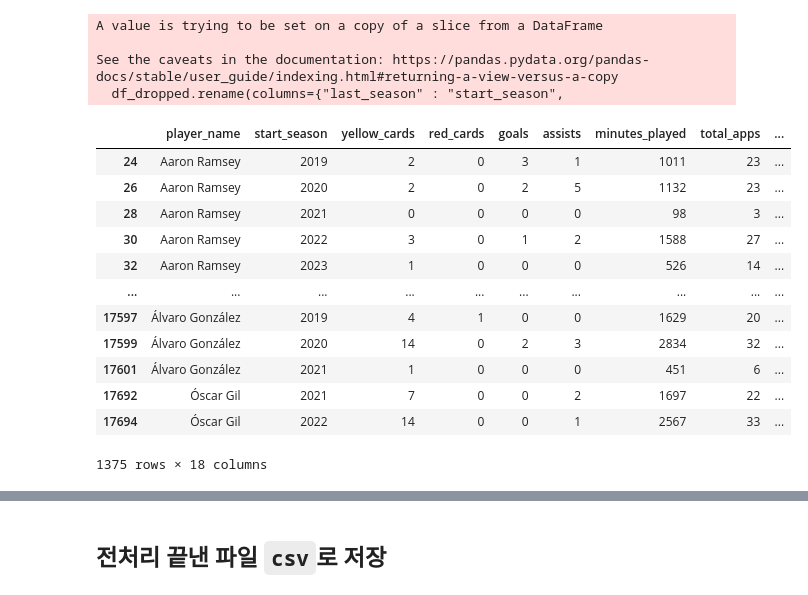
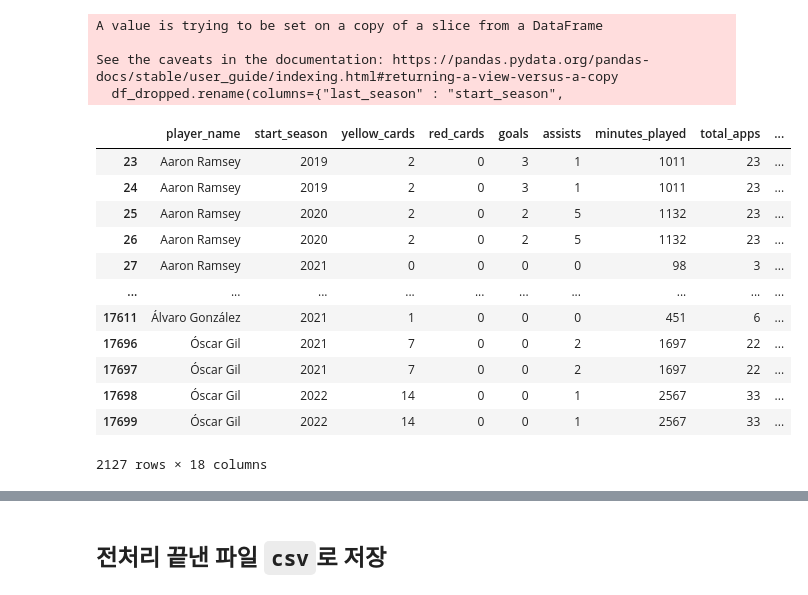
Before and after one commit to benidjor/player-value-prediction-from-transfermarkt, a Jupyter notebook: preprocessing.ipynb, the cells around one changed output, grey strips where cells are left out. Saved outputs shown, nothing was run; the diff lists cells and outputs as text; code cells hidden in the pictures.

```diff
--- a/preprocessing.ipynb
+++ b/preprocessing.ipynb
@@ -152,7 +184,7 @@ dtypes: float64(3), int64(3), object(17)
 memory usage: 5.5+ MB
 None
 # %%
-apps_copy = apps_df.copy()
+apps_copy = appearances_df.copy()
 # %% [markdown]
 ### 사용 데이터셋
 - 목표 : 선수의 시즌별 스탯 확인
@@ -745,21 +758,21 @@ See the caveats in the documentation: https://pandas.pydata.org/pandas-docs/stab
 df_dropped.reset_index(drop=True, inplace=True)
 # %%
 # 중복 확인
-df_dropped[df_dropped.duplicated()]
+df_dropped[df_dropped.duplicated(keep=False)]
 # %% [output]
 |  | player_name | start_season | yellow_cards | red_cards | goals | assists | minutes_played | total_apps | ... |
+| 23 | Aaron Ramsey | 2019 | 2 | 0 | 3 | 1 | 1011 | 23 | ... |
 | 24 | Aaron Ramsey | 2019 | 2 | 0 | 3 | 1 | 1011 | 23 | ... |
+| 25 | Aaron Ramsey | 2020 | 2 | 0 | 2 | 5 | 1132 | 23 | ... |
 | 26 | Aaron Ramsey | 2020 | 2 | 0 | 2 | 5 | 1132 | 23 | ... |
-| 28 | Aaron Ramsey | 2021 | 0 | 0 | 0 | 0 | 98 | 3 | ... |
-| 30 | Aaron Ramsey | 2022 | 3 | 0 | 1 | 2 | 1588 | 27 | ... |
-| 32 | Aaron Ramsey | 2023 | 1 | 0 | 0 | 0 | 526 | 14 | ... |
+| 27 | Aaron Ramsey | 2021 | 0 | 0 | 0 | 0 | 98 | 3 | ... |
 | ... | ... | ... | ... | ... | ... | ... | ... | ... | ... |
-| 17597 | Álvaro González | 2019 | 4 | 1 | 0 | 0 | 1629 | 20 | ... |
-| 17599 | Álvaro González | 2020 | 14 | 0 | 2 | 3 | 2834 | 32 | ... |
-| 17601 | Álvaro González | 2021 | 1 | 0 | 0 | 0 | 451 | 6 | ... |
-| 17692 | Óscar Gil | 2021 | 7 | 0 | 0 | 2 | 1697 | 22 | ... |
-| 17694 | Óscar Gil | 2022 | 14 | 0 | 0 | 1 | 2567 | 33 | ... |
+| 17611 | Álvaro González | 2021 | 1 | 0 | 0 | 0 | 451 | 6 | ... |
+| 17696 | Óscar Gil | 2021 | 7 | 0 | 0 | 2 | 1697 | 22 | ... |
+| 17697 | Óscar Gil | 2021 | 7 | 0 | 0 | 2 | 1697 | 22 | ... |
+| 17698 | Óscar Gil | 2022 | 14 | 0 | 0 | 1 | 2567 | 33 | ... |
+| 17699 | Óscar Gil | 2022 | 14 | 0 | 0 | 1 | 2567 | 33 | ... |
-1375 rows × 18 columns
+2127 rows × 18 columns
 # %%
 # 중복 제거
 df_dropped = df_dropped.drop_duplicates()
```
Also changed, not shown: parts of 19 cells of this notebook, 3 other files.
